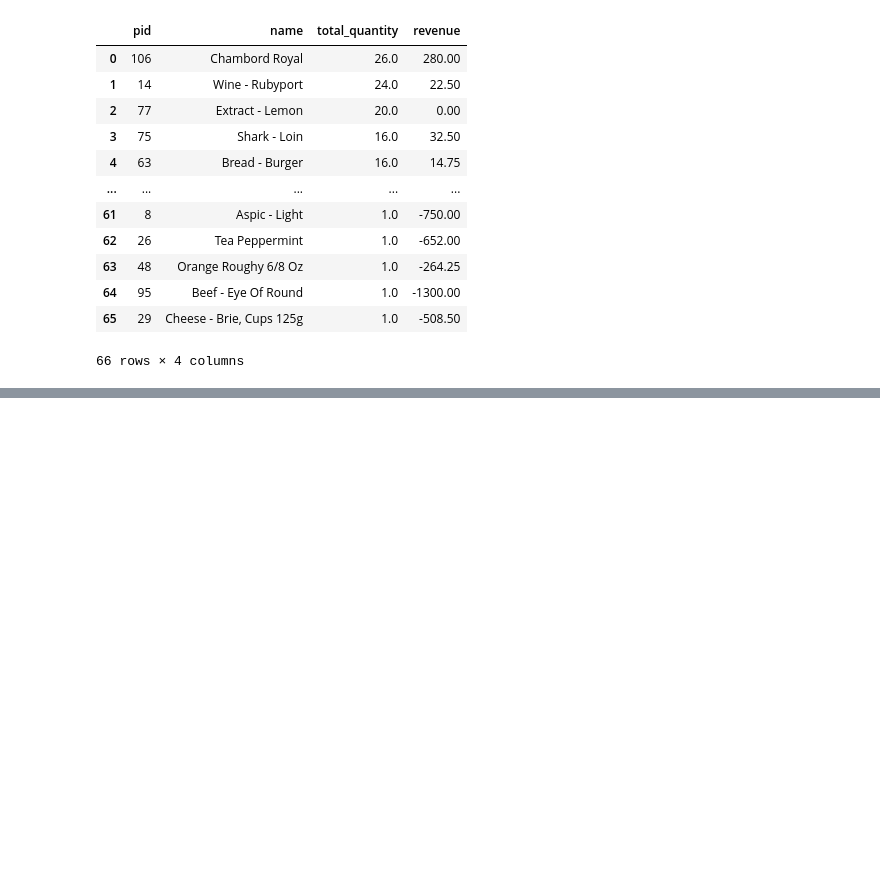
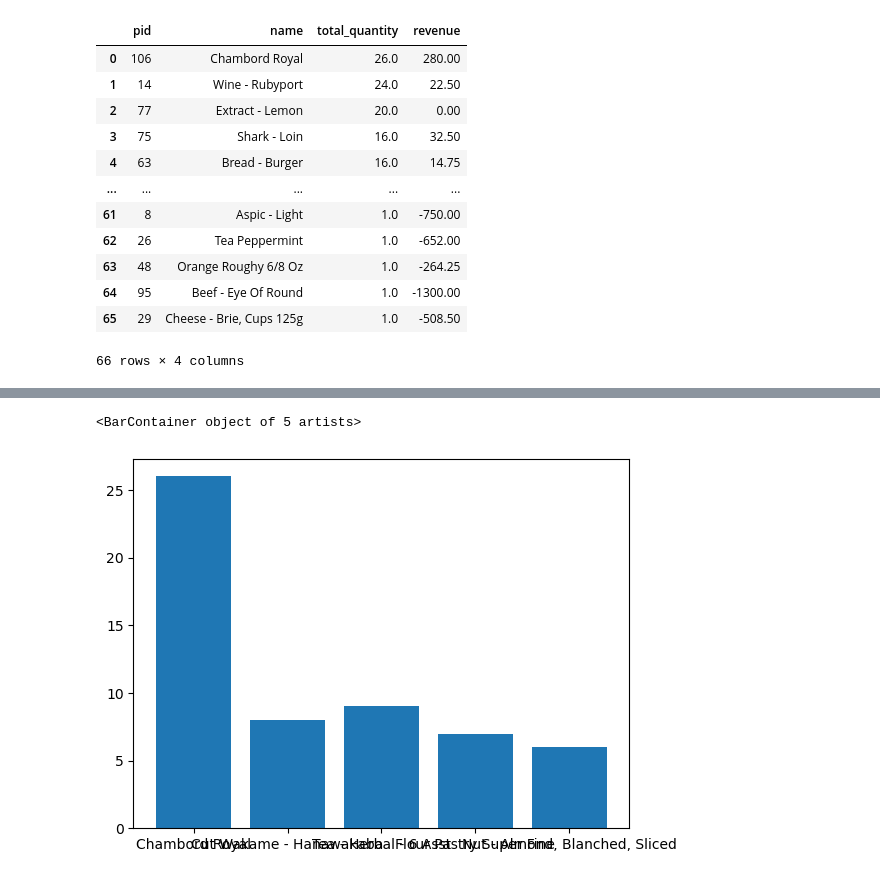
Before and after one commit to paulKinyua/Data-Science, a Jupyter notebook: task1_revised.py.ipynb, the cells around one changed output, grey strips where cells are left out. Cells and saved outputs as stored; diff of their text form; code cells hidden in the pictures; blank space fills up the shorter version.

```diff
--- a/task1_revised.py.ipynb
+++ b/task1_revised.py.ipynb
@@ -188,0 +159,5 @@ month_sales_df
+# %%
+#sort the dataframe and display the first 5
+df_sorted = new_df.sort_values(by='revenue', ascending=False)
+small_df_sorted = df_sorted.head()
+small_df_sorted
@@ -188,0 +202,6 @@ month_sales_df
+# %%
+# Plotting a bar graph
+plt.bar(small_df_sorted['name'], small_df_sorted['total_quantity'])
+# %% [output]
+<BarContainer object of 5 artists>
+[figure, added]
```
Also changed, not shown: parts of 13 cells of this notebook, 1 other file.
